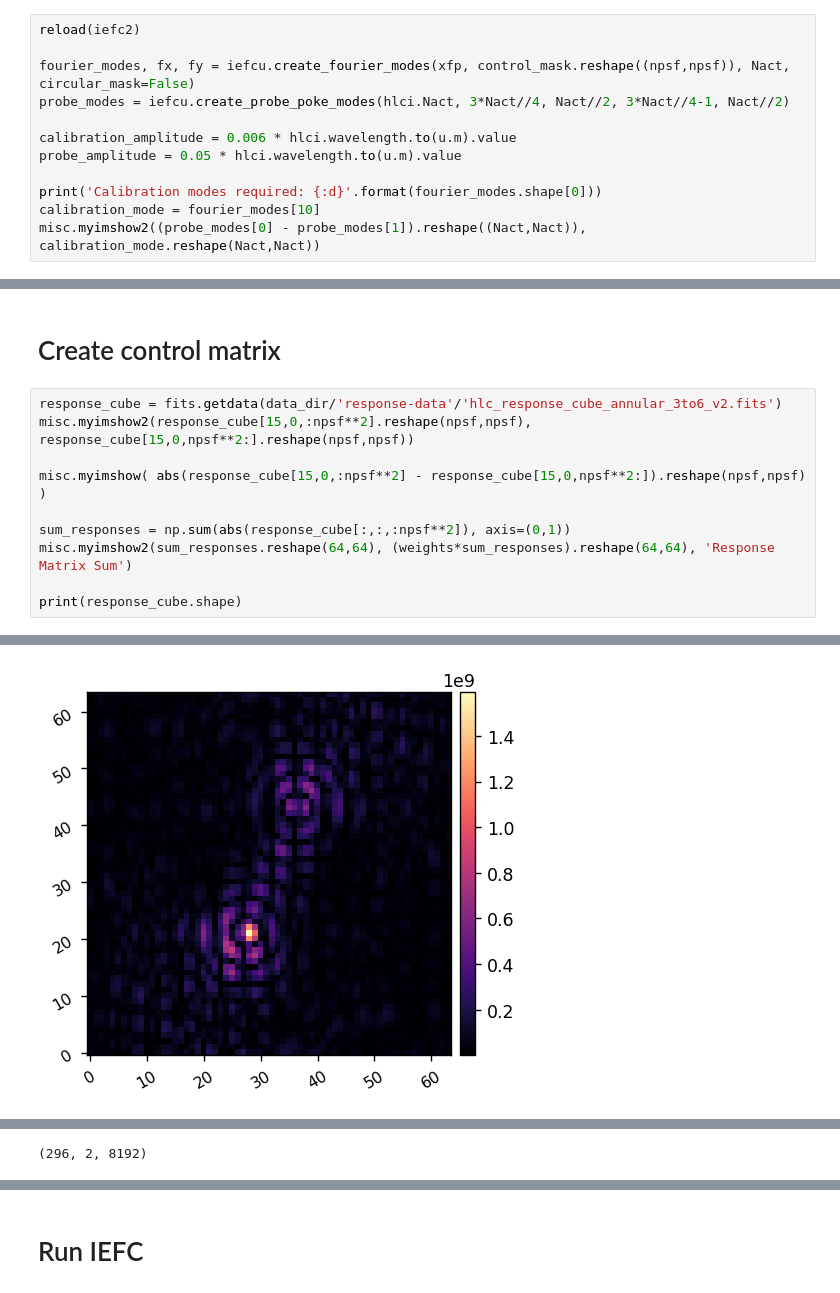
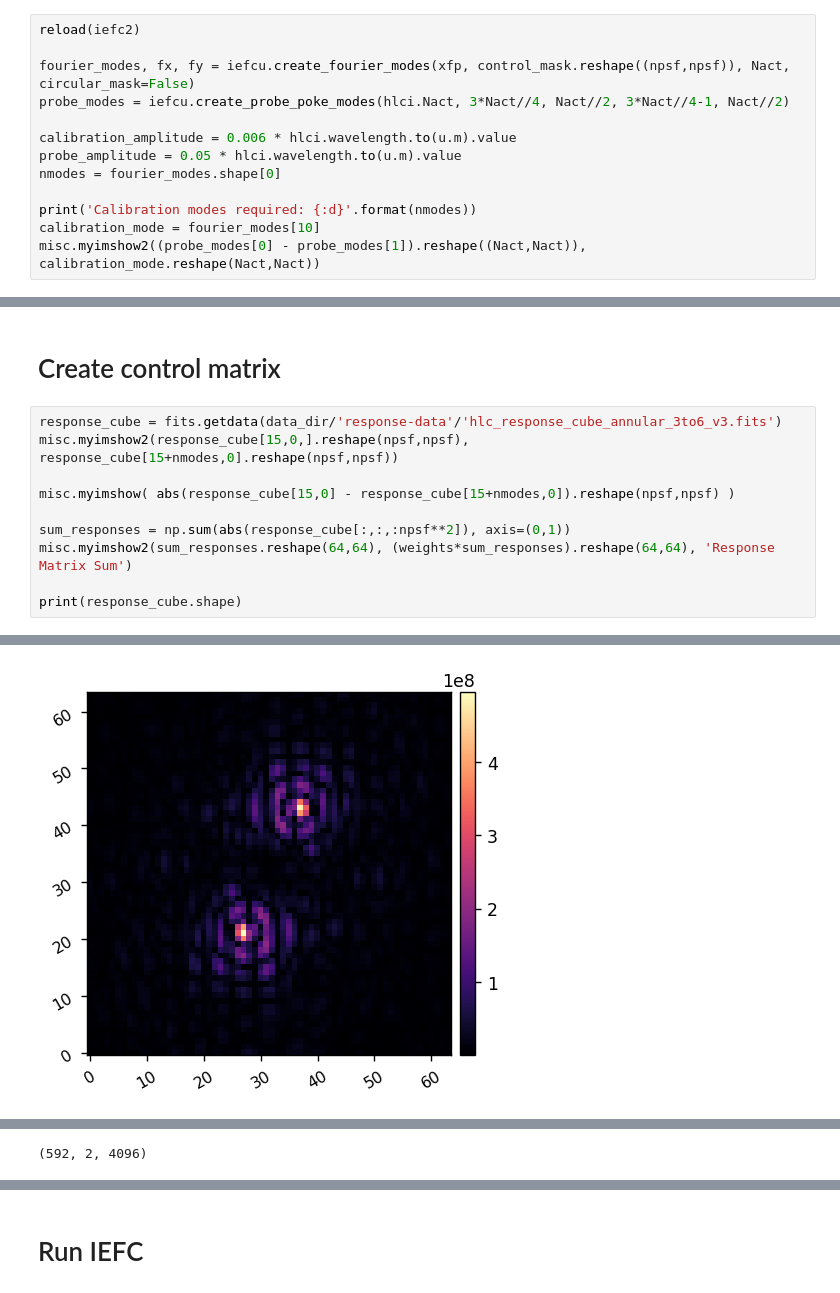
Before and after one commit to kian1377/roman-cgi-iefc, a Jupyter notebook: hlc_annular_run_iefc_2dm.ipynb, the cells around one changed output, grey strips where cells are left out. Cells and saved outputs as stored; diff of their text form.

```diff
--- a/hlc_annular_run_iefc_2dm.ipynb
+++ b/hlc_annular_run_iefc_2dm.ipynb
@@ -82,8 +82,9 @@ probe_modes = iefcu.create_probe_poke_modes(hlci.Nact, 3*Nact//4, Nact//2, 3*Nac
 
 calibration_amplitude = 0.006 * hlci.wavelength.to(u.m).value
 probe_amplitude = 0.05 * hlci.wavelength.to(u.m).value
+nmodes = fourier_modes.shape[0]
 
-print('Calibration modes required: {:d}'.format(fourier_modes.shape[0]))
+print('Calibration modes required: {:d}'.format(nmodes))
 calibration_mode = fourier_modes[10]
 misc.myimshow2((probe_modes[0] - probe_modes[1]).reshape((Nact,Nact)), calibration_mode.reshape(Nact,Nact))
 # %% [output]
@@ -93,15 +94,15 @@ Calibration modes required: 296
 # %% [markdown]
 # Create control matrix
 # %%
-response_cube = fits.getdata(data_dir/'response-data'/'hlc_response_cube_annular_3to6_v2.fits')
-misc.myimshow2(response_cube[15,0,:npsf**2].reshape(npsf,npsf), response_cube[15,0,npsf**2:].reshape(npsf,npsf))
+response_cube = fits.getdata(data_dir/'response-data'/'hlc_response_cube_annular_3to6_v3.fits')
+misc.myimshow2(response_cube[15,0,].reshape(npsf,npsf), response_cube[15+nmodes,0].reshape(npsf,npsf))
 
-misc.myimshow( abs(response_cube[15,0,:npsf**2] - response_cube[15,0,npsf**2:]).reshape(npsf,npsf) )
+misc.myimshow( abs(response_cube[15,0] - response_cube[15+nmodes,0]).reshape(npsf,npsf) )
 
 sum_responses = np.sum(abs(response_cube[:,:,:npsf**2]), axis=(0,1))
 misc.myimshow2(sum_responses.reshape(64,64), (weights*sum_responses).reshape(64,64), 'Response Matrix Sum')
 
 print(response_cube.shape)
 # %% [output]
 [figure]
-[figure, old version]
+[figure, new version]
@@ -109 +110 @@ print(response_cube.shape)
-(296, 2, 8192)
+(592, 2, 4096)
```
Also changed, not shown: parts of 12 cells of this notebook, 1 other file.
